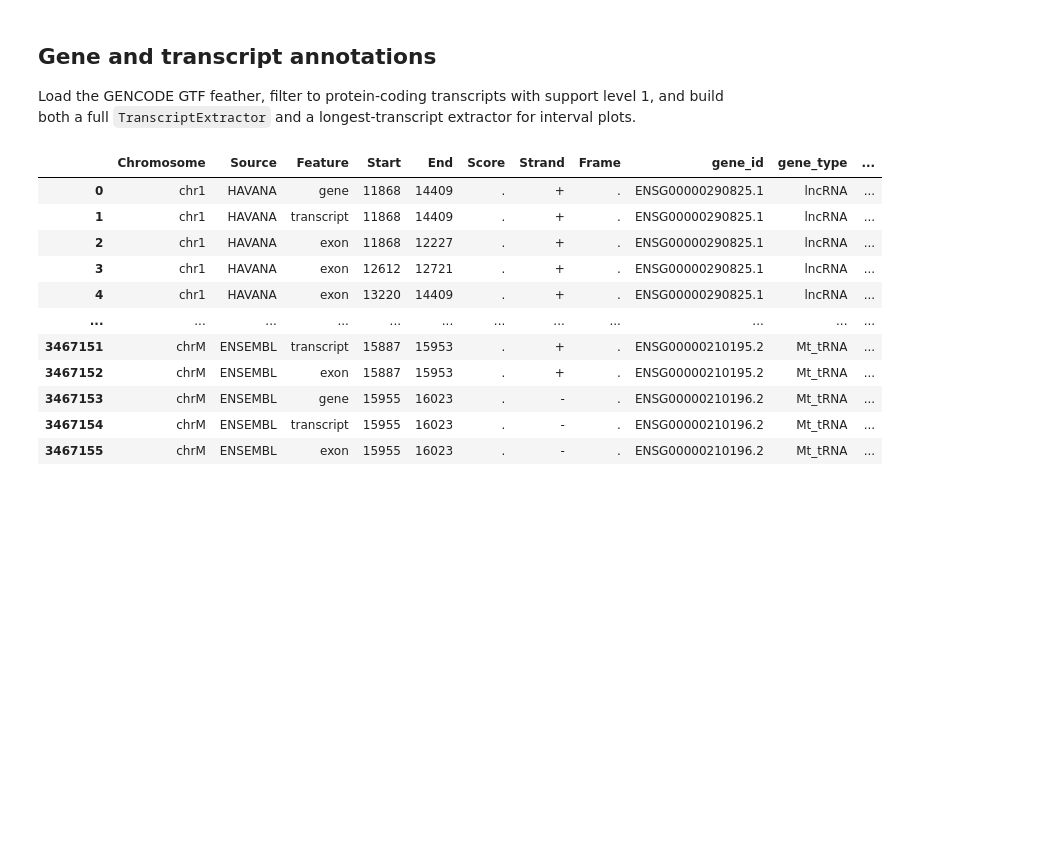
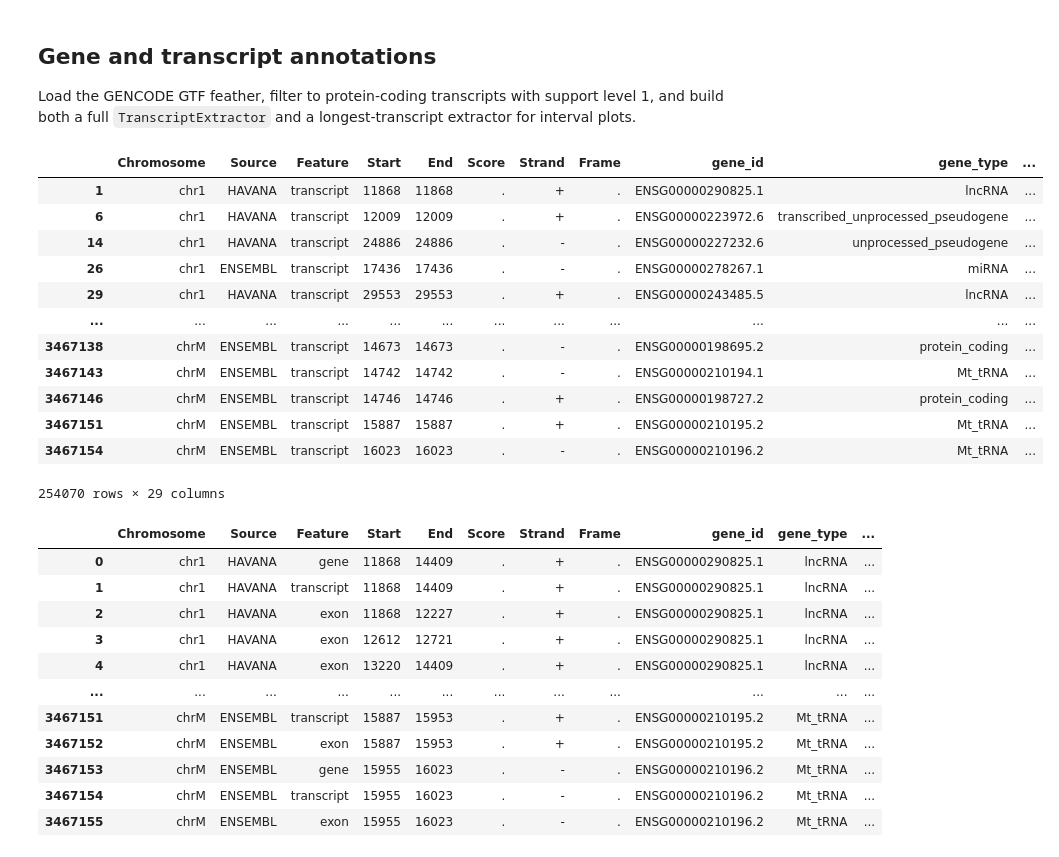
Before and after one commit to cralbers/variant-effects, a Jupyter notebook: osc/predict_reg_regions_osc_ENCODE_v2.ipynb, the cells around one changed output. Saved outputs shown, nothing was run; the diff lists cells and outputs as text; code cells hidden in the pictures; blank space fills up the shorter version.

```diff
--- a/osc/predict_reg_regions_osc_ENCODE_v2.ipynb
+++ b/osc/predict_reg_regions_osc_ENCODE_v2.ipynb
@@ -154,6 +154,23 @@ gtf_longest_transcript = gene_annotation.filter_to_longest_transcript(
 longest_transcript_extractor = transcript.TranscriptExtractor(
     gtf_longest_transcript
 )
+# %%
+tss_df = gene_annotation.extract_tss(gtf)
+tss_df
+# %% [output]
+|  | Chromosome | Source | Feature | Start | End | Score | Strand | Frame | gene_id | gene_type | ... |
+| 1 | chr1 | HAVANA | transcript | 11868 | 11868 | . | + | . | ENSG00000290825.1 | lncRNA | ... |
+| 6 | chr1 | HAVANA | transcript | 12009 | 12009 | . | + | . | ENSG00000223972.6 | transcribed_unprocessed_pseudogene | ... |
+| 14 | chr1 | HAVANA | transcript | 24886 | 24886 | . | - | . | ENSG00000227232.6 | unprocessed_pseudogene | ... |
+| 26 | chr1 | ENSEMBL | transcript | 17436 | 17436 | . | - | . | ENSG00000278267.1 | miRNA | ... |
+| 29 | chr1 | HAVANA | transcript | 29553 | 29553 | . | + | . | ENSG00000243485.5 | lncRNA | ... |
+| ... | ... | ... | ... | ... | ... | ... | ... | ... | ... | ... | ... |
+| 3467138 | chrM | ENSEMBL | transcript | 14673 | 14673 | . | - | . | ENSG00000198695.2 | protein_coding | ... |
+| 3467143 | chrM | ENSEMBL | transcript | 14742 | 14742 | . | - | . | ENSG00000210194.1 | Mt_tRNA | ... |
+| 3467146 | chrM | ENSEMBL | transcript | 14746 | 14746 | . | + | . | ENSG00000198727.2 | protein_coding | ... |
+| 3467151 | chrM | ENSEMBL | transcript | 15887 | 15887 | . | + | . | ENSG00000210195.2 | Mt_tRNA | ... |
+| 3467154 | chrM | ENSEMBL | transcript | 16023 | 16023 | . | - | . | ENSG00000210196.2 | Mt_tRNA | ... |
+254070 rows × 29 columns
 # %%
 gtf
 # %% [output]
```
Also changed, not shown: 1 other file.
